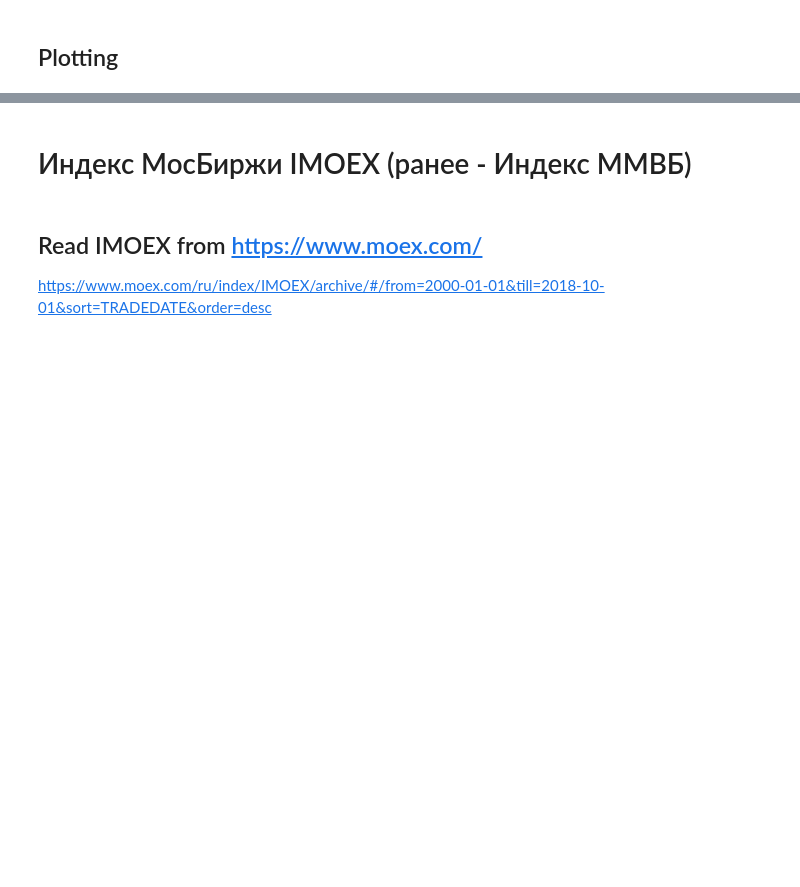
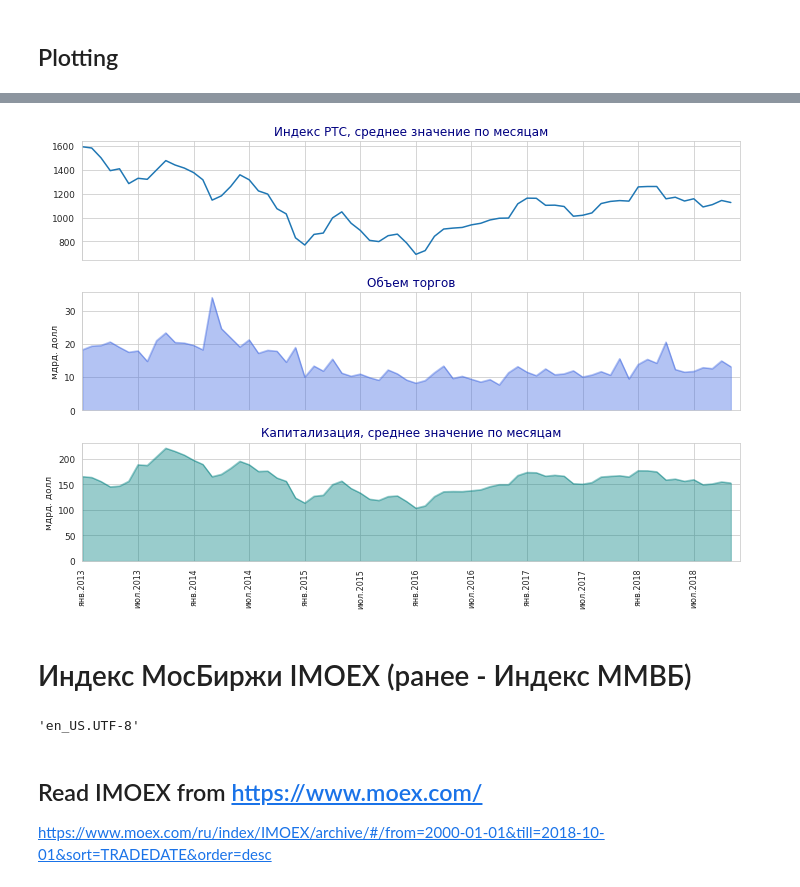
Before and after one commit to GeorgyGol/RTS, a Jupyter notebook: RTS.ipynb, the cells around one changed output, grey strips where cells are left out. Drawn from its saved outputs; the diff is of its cells as text; code cells hidden in the pictures; blank space fills up the shorter version.

```diff
--- a/RTS.ipynb
+++ b/RTS.ipynb
@@ -15,6 +34,6 @@ strURLBase=r'https://www.moex.com/ru/index/stat/dailyhistory.aspx?code=RTSI'
 # %%
-strURL_RTS_semi=r'https://www.moex.com/ru/index/stat/dailyhistorycsv.aspx?type=2&code=RTSI&day1=19950901&day2=20181022&frmSessR=0'
-strURL_RTS_comma=r'https://www.moex.com/ru/index/stat/dailyhistorycsv.aspx?code=RTSI&day1=19950901&day2=20181022&frmSessR=0'
+strURL_RTS_semi=r'https://www.moex.com/ru/index/stat/dailyhistorycsv.aspx?type=2&code=RTSI&day1=19950901&day2={endDay}&frmSessR=0'.format(endDay=now_date.strftime('%Y%m%d'))
+strURL_RTS_comma=r'https://www.moex.com/ru/index/stat/dailyhistorycsv.aspx?code=RTSI&day1=19950901&day2={endDay}&frmSessR=0'.format(endDay=now_date.strftime('%Y%m%d'))
 
 pdRTS=pd.read_csv(strURL_RTS_comma, encoding='cp1251', sep=',', index_col='Date')
 pdRTS.astype(float)
@@ -74,11 +93,7 @@ Date
 # %% [markdown]
 ## Plotting
 # %%
-%matplotlib notebook
-#import matplotlib.patches as mpatches
-
-import seaborn as sns
-sns.set_style('whitegrid')
+locale.setlocale(locale.LC_TIME, 'en_US.UTF-8')
 
 fig, (ax1, ax2, ax3)=plt.subplots(figsize=(10,7), nrows=3, ncols=1, sharex=True)
 
@@ -92,15 +107,26 @@ pdfRTS_vol.plot.area(ax=ax2, color='royalblue', alpha=0.4)
 pdfRTS_cap=pdfRTS_volume.loc[pdfRTS_volume.index.year>=lBaseYear, ('Market Capitalization, USD')]/1e9
 pdfRTS_cap.plot.area(ax=ax3, xlim=(pd.Timestamp('{year}-01-01'.format(year=lBaseYear)), datetime.now()), color='teal', alpha=0.4)
 
-ax1.set_title('Индекс РТС, среднее значение по месяцам', fontsize=12, color='maroon')
-ax2.set_title('Объем торгов', fontsize=12, color='maroon')
-ax3.set_title('Капитализация, среднее значение по месяцам', fontsize=12, color='maroon', )
+ax1.set_title('Индекс РТС, среднее значение по месяцам', fontsize=12, color='navy')
+ax2.set_title('Объем торгов', fontsize=12, color='navy')
+ax3.set_title('Капитализация, среднее значение по месяцам', fontsize=12, color='navy')
 
-ax3.set_xlabel('Дата')
-ax2.set_ylabel('мдрд. долл')
-ax3.set_ylabel('мдрд. долл')
+ax3.set_xlabel('')
+ax2.set_ylabel('мдрд. долл', fontsize=9)
+ax3.set_ylabel('мдрд. долл', fontsize=9)
+
+locale.setlocale(locale.LC_TIME, 'ru_RU.UTF-8')
+
+ax1.tick_params(axis='both', which='major', labelsize=9)
+ax2.tick_params(axis='both', which='major', labelsize=9)
+ax3.tick_params(axis='both', which='major', labelsize=9)
+
+ax1.set_xticks(ticks=pdfRTS_cap.index.tolist()[::6])
+ax2.set_xticks(ticks=pdfRTS_cap.index.tolist()[::6])
+ax3.set_xticks(ticks=pdfRTS_cap.index.tolist()[::6])
+ax3.set_xticklabels(pdfRTS_cap.index.strftime('%b.%Y')[::6], rotation=90, fontsize=8)
 
 plt.tight_layout()
 plt.show();
-plt.savefig(r'/home/egor/Изображения/RTS.png')
+#plt.savefig(r'/home/egor/Изображения/RTS.png')
 # %% [output]
@@ -109,3 +133,4 @@ plt.savefig(r'/home/egor/Изображения/RTS.png')
+[figure, added]
 # %% [markdown]
 # Индекс МосБиржи IMOEX (ранее - Индекс ММВБ)
 # %%
@@ -118,10 +143,9 @@ import xml.etree.ElementTree as ET
 #print(get_date_list(1987)) # check import serv_energy
 
 #conn=sqlite3.connect('fuels.sqlite3')
-
-%run 'serv_pd.py'
-
-eng_co=sa.create_engine('sqlite+pysqlite:///imoex.sqlite3') #, echo=True)
+locale.setlocale(locale.LC_TIME, 'en_US.UTF-8')
+# %% [output]
+'en_US.UTF-8'
 # %%
 #save RTS historical value, for some reasons
 
```
Also changed, not shown: parts of 13 cells of this notebook, 4 other files.
